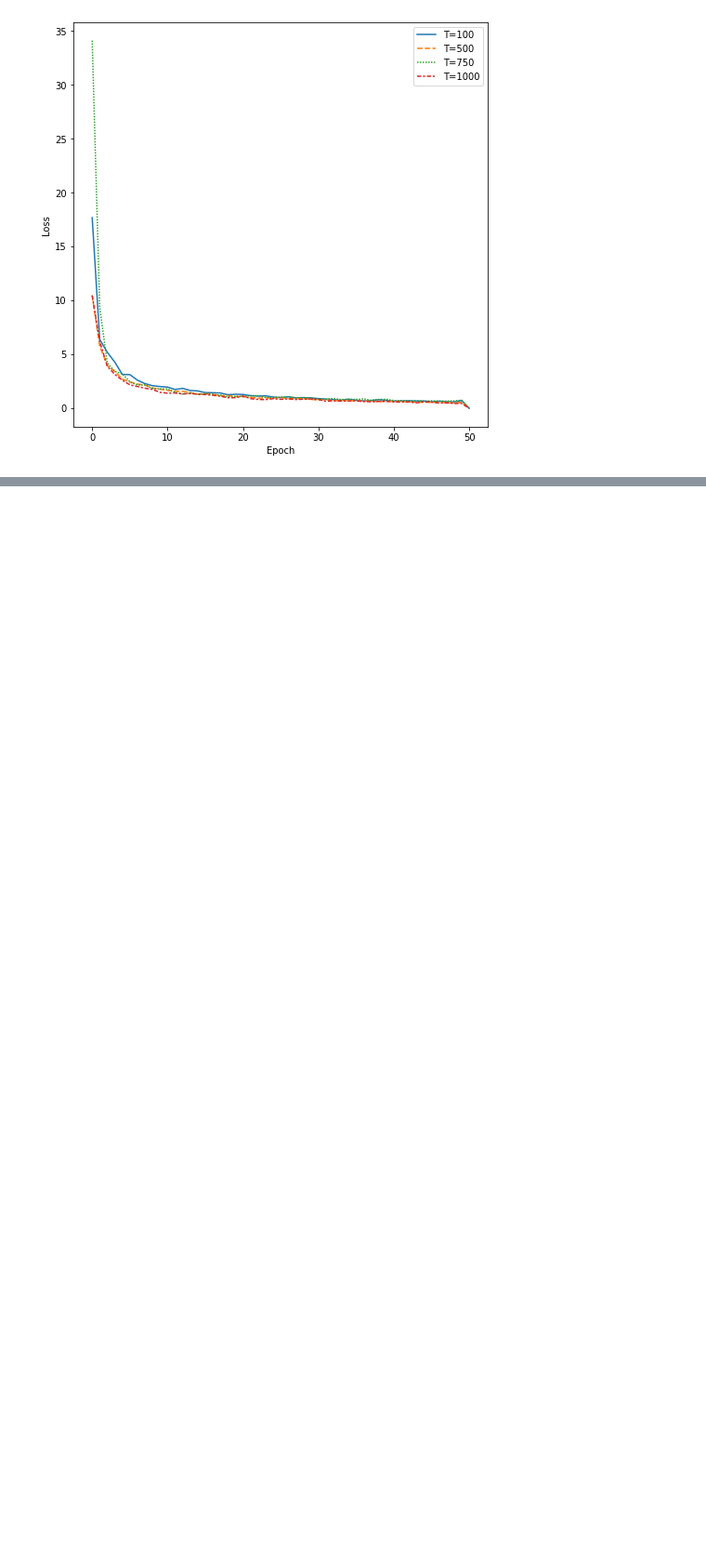
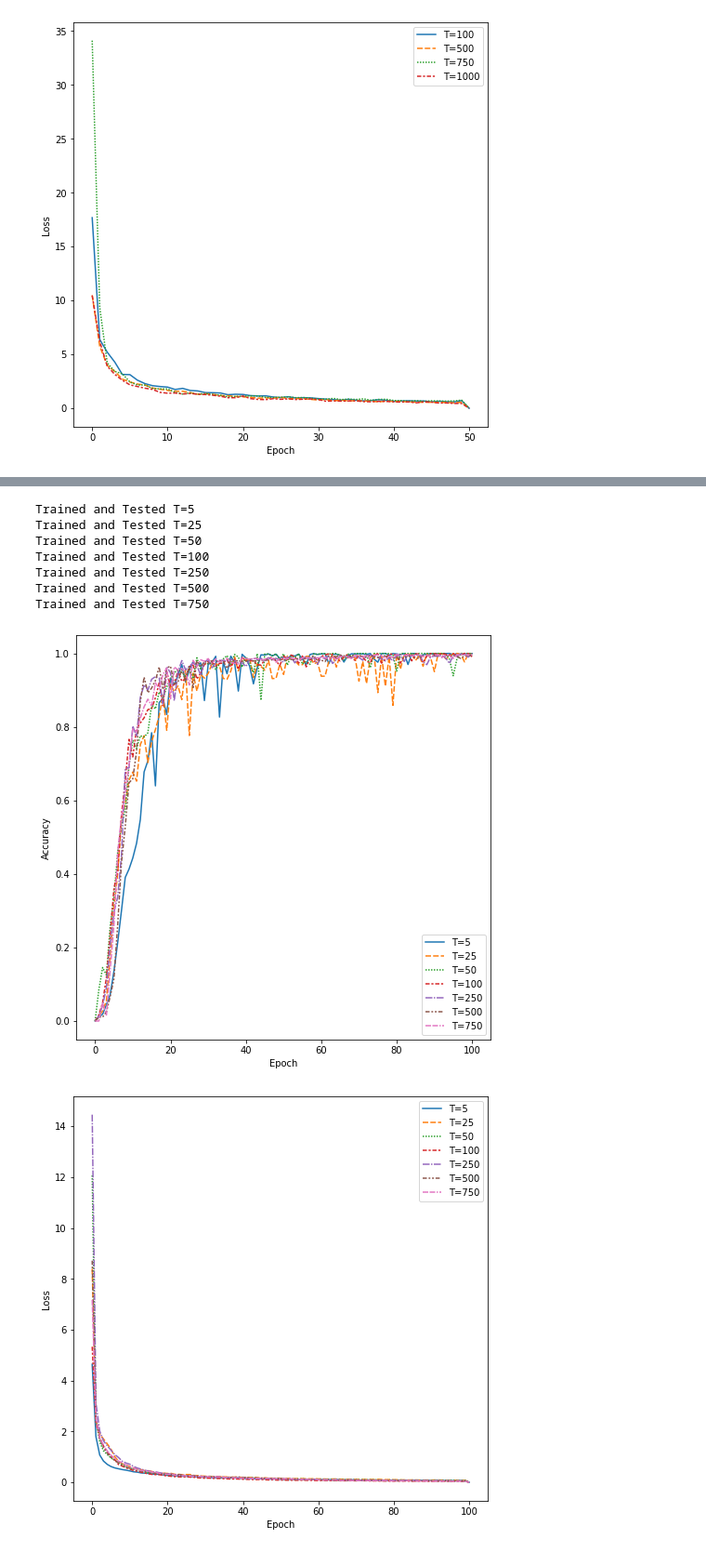
Before and after one commit to pprestridge/TCN_Literature, a Jupyter notebook: TCN Copy Memory.ipynb, the cells around one changed output, grey strips where cells are left out. Shown at 93% size. Cells and saved outputs as stored; diff of their text form; code cells hidden in the pictures; blank space fills up the shorter version.

```diff
--- a/TCN Copy Memory.ipynb
+++ b/TCN Copy Memory.ipynb
@@ -379,0 +428,66 @@ Likely the best approach for a problem like this would to include nb_filters, ke
+# %%
+def TCN_T_Test(TList, Metrics = Metrics()):
+    """
+    Inputs:
+    T: A list of integers defining at what intervals of T to test the TCN architecture
+
+    Outputs:
+    accDF : A pandas dataframe tracking accuracy over training iterations
+    lossDF: A pandas dataframe tracking loss over training iterations
+    """
+    EPOCHS=100
+    Train_Accuracies = np.zeros((EPOCHS+1, len(TList)))
+    Train_Losses = np.zeros((EPOCHS+1, len(TList)))
+
+    #Repeat example generation, training, and testing at each interval T
+    for i, T in enumerate(TList):
+
+        #Create Training examples
+        X, y = CreateCopyMemoryDataset(T, 10000)
+
+        #Create Model
+        TCNModel = buildAdjustingTCNModel(T)
+
+        #Train Model
+        history = TCNModel.fit(x=X, y=y, epochs = EPOCHS,
+                      batch_size = 64, steps_per_epoch = 16, verbose=0,
+                      callbacks = [Metrics])
+
+        #Store loss and accuracies over training epochs
+        Train_Accuracies[:,i] = np.squeeze(np.array(Metrics.CopyMemAcc).reshape(-1,1))
+        Train_Losses[:,i] = history.history["loss"]+[0.0]
+        print("Trained and Tested T="+str(T))
+
+
+
+    #Plot Results
+    AccDF = pd.DataFrame(Train_Accuracies, columns=["T="+str(TList[i]) for i in range(len(TList))])
+    LossDF = pd.DataFrame(Train_Losses, columns=["T="+str(TList[i]) for i in range(len(TList))])
+
+    ax = plt.figure(figsize=(8,8))
+    ax = sns.lineplot(data = AccDF)
+    plt.ylabel("Accuracy")
+    plt.xlabel("Epoch")
+
+
+
+    ax = plt.figure(figsize=(8,8))
+    ax = sns.lineplot(data = LossDF)
+    plt.ylabel("Loss")
+    plt.xlabel("Epoch")
+
+
+    return AccDF, LossDF
+
+
+AccDF, LossDF= TCN_T_Test( [5,25,50,100,250,500,750])
+# %% [output]
+Trained and Tested T=5
+Trained and Tested T=25
+Trained and Tested T=50
+Trained and Tested T=100
+Trained and Tested T=250
+Trained and Tested T=500
+Trained and Tested T=750
+[figure, added]
+[figure, added]
```
Also changed, not shown: parts of 5 cells of this notebook.
